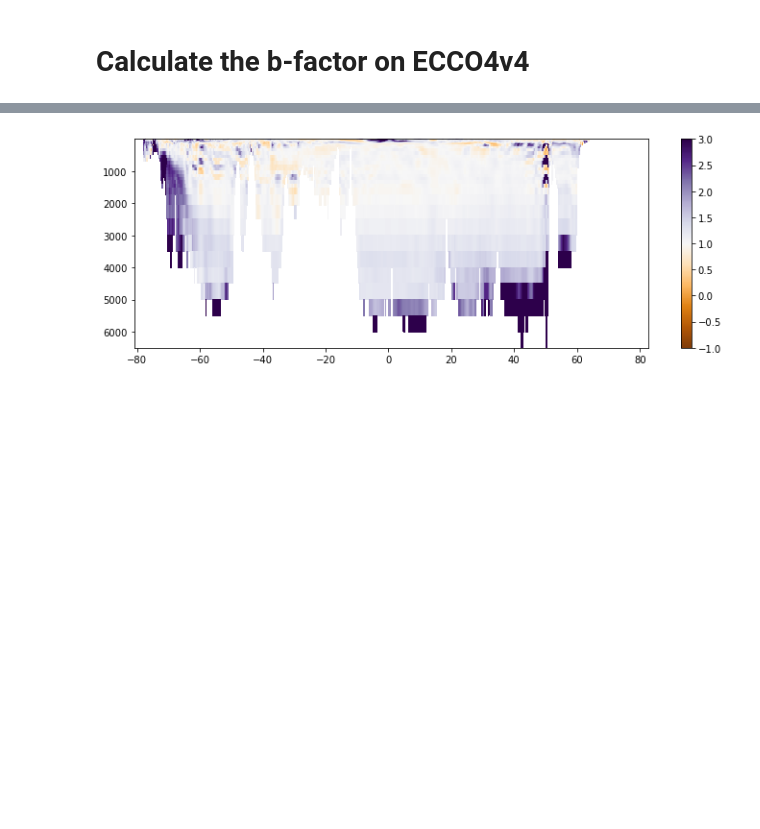
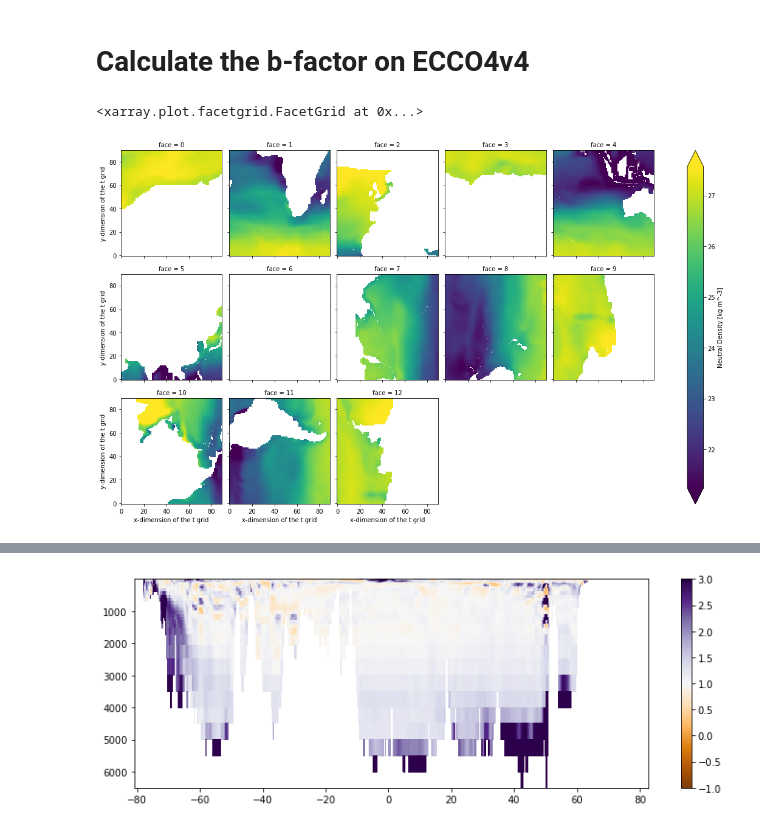
Before and after one commit to gmacgilchrist/wmt_bgc, a Jupyter notebook: notebooks/calc_bfactor_ECCO4v4.ipynb, the cells around one changed output, grey strips where cells are left out. Drawn from its saved outputs; the diff is of its cells as text; code cells hidden in the pictures; blank space fills up the shorter version.

```diff
--- a/notebooks/calc_bfactor_ECCO4v4.ipynb
+++ b/notebooks/calc_bfactor_ECCO4v4.ipynb
@@ -29,3 +29,8 @@ filename = 'ECCO-GRID.nc'
 grid = xr.open_dataset(rootdir+filename)
 # %%
 ds = xr.merge([gamma,theta,salt,grid]).rename({'tile':'face'}).isel(time=0)
+# %%
+ds['GAMMAN'].isel(k=0).plot(col='face', col_wrap=5, robust=True)
+# %% [output]
+<xarray.plot.facetgrid.FacetGrid at 0x...>
+[figure, added]
```
Also changed, not shown: parts of 8 cells of this notebook.
